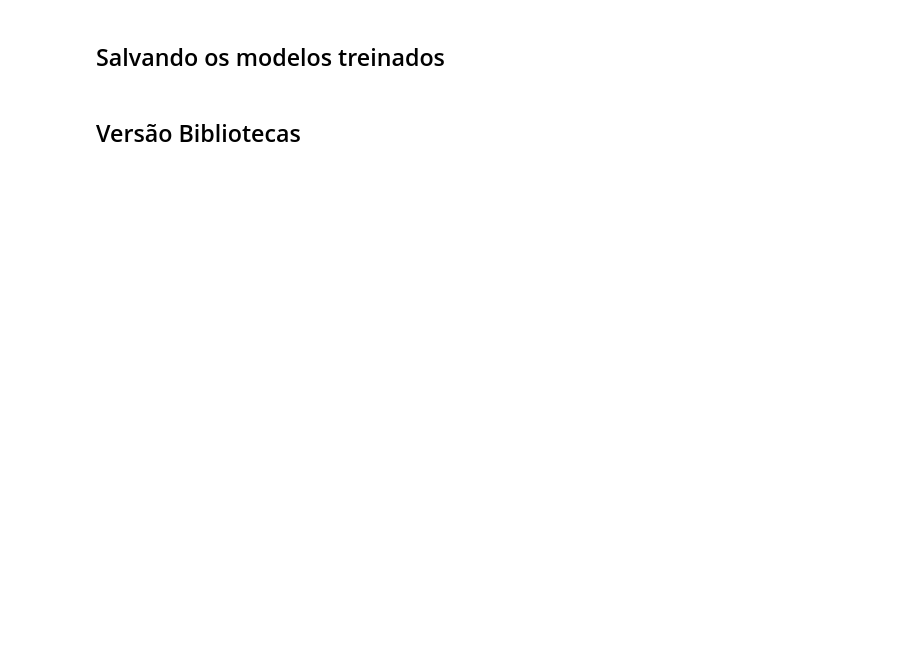
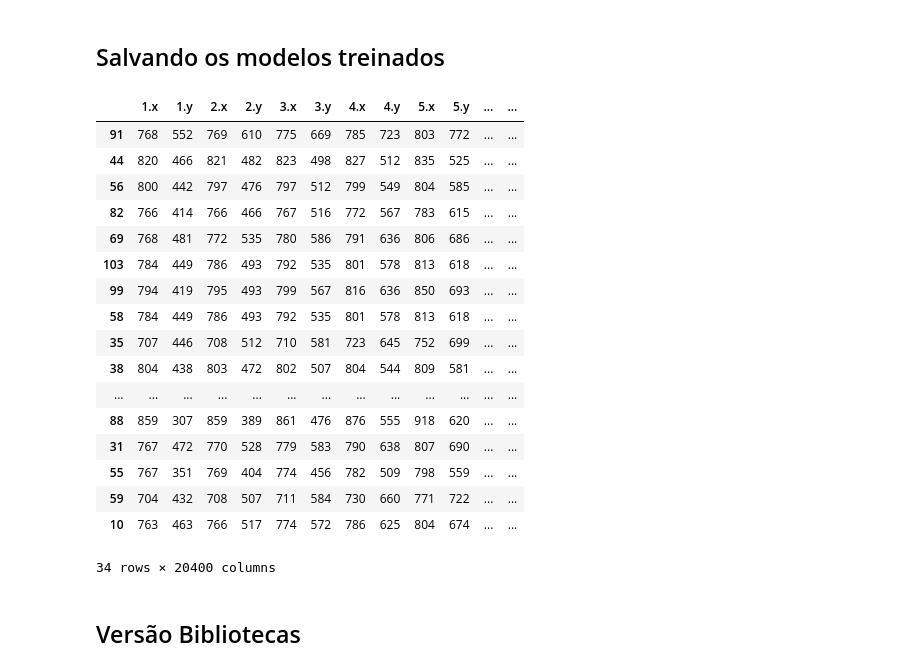
Before and after one commit to ifGarcia/TCC-3.14K, a Jupyter notebook: Master/Treinamento_Teste_Modelos.ipynb, the cells around one changed output. Saved outputs shown, nothing was run; the diff lists cells and outputs as text; code cells hidden in the pictures; blank space fills up the shorter version.

```diff
--- a/Master/Treinamento_Teste_Modelos.ipynb
+++ b/Master/Treinamento_Teste_Modelos.ipynb
@@ -208,5 +250,25 @@ svc_model_load = pickle.load(open('svc_model', 'rb'))
 # %%
-svc_predictions_load = svc_model_load.predict(X_test)
+#svc_predictions_load = svc_model_load.predict(X_test)
+X_test
+# %% [output]
+|  | 1.x | 1.y | 2.x | 2.y | 3.x | 3.y | 4.x | 4.y | 5.x | 5.y | ... | ... |
+| 91 | 768 | 552 | 769 | 610 | 775 | 669 | 785 | 723 | 803 | 772 | ... | ... |
+| 44 | 820 | 466 | 821 | 482 | 823 | 498 | 827 | 512 | 835 | 525 | ... | ... |
+| 56 | 800 | 442 | 797 | 476 | 797 | 512 | 799 | 549 | 804 | 585 | ... | ... |
+| 82 | 766 | 414 | 766 | 466 | 767 | 516 | 772 | 567 | 783 | 615 | ... | ... |
+| 69 | 768 | 481 | 772 | 535 | 780 | 586 | 791 | 636 | 806 | 686 | ... | ... |
+| 103 | 784 | 449 | 786 | 493 | 792 | 535 | 801 | 578 | 813 | 618 | ... | ... |
+| 99 | 794 | 419 | 795 | 493 | 799 | 567 | 816 | 636 | 850 | 693 | ... | ... |
+| 58 | 784 | 449 | 786 | 493 | 792 | 535 | 801 | 578 | 813 | 618 | ... | ... |
+| 35 | 707 | 446 | 708 | 512 | 710 | 581 | 723 | 645 | 752 | 699 | ... | ... |
+| 38 | 804 | 438 | 803 | 472 | 802 | 507 | 804 | 544 | 809 | 581 | ... | ... |
+| ... | ... | ... | ... | ... | ... | ... | ... | ... | ... | ... | ... | ... |
+| 88 | 859 | 307 | 859 | 389 | 861 | 476 | 876 | 555 | 918 | 620 | ... | ... |
+| 31 | 767 | 472 | 770 | 528 | 779 | 583 | 790 | 638 | 807 | 690 | ... | ... |
+| 55 | 767 | 351 | 769 | 404 | 774 | 456 | 782 | 509 | 798 | 559 | ... | ... |
+| 59 | 704 | 432 | 708 | 507 | 711 | 584 | 730 | 660 | 771 | 722 | ... | ... |
+| 10 | 763 | 463 | 766 | 517 | 774 | 572 | 786 | 625 | 804 | 674 | ... | ... |
+34 rows × 20400 columns
 # %%
 print(classification_report(y_test,svc_predictions_load))
 print(classification_report(y_test,svc_predictions))
```
Also changed, not shown: parts of 15 cells of this notebook, 5 other files.
